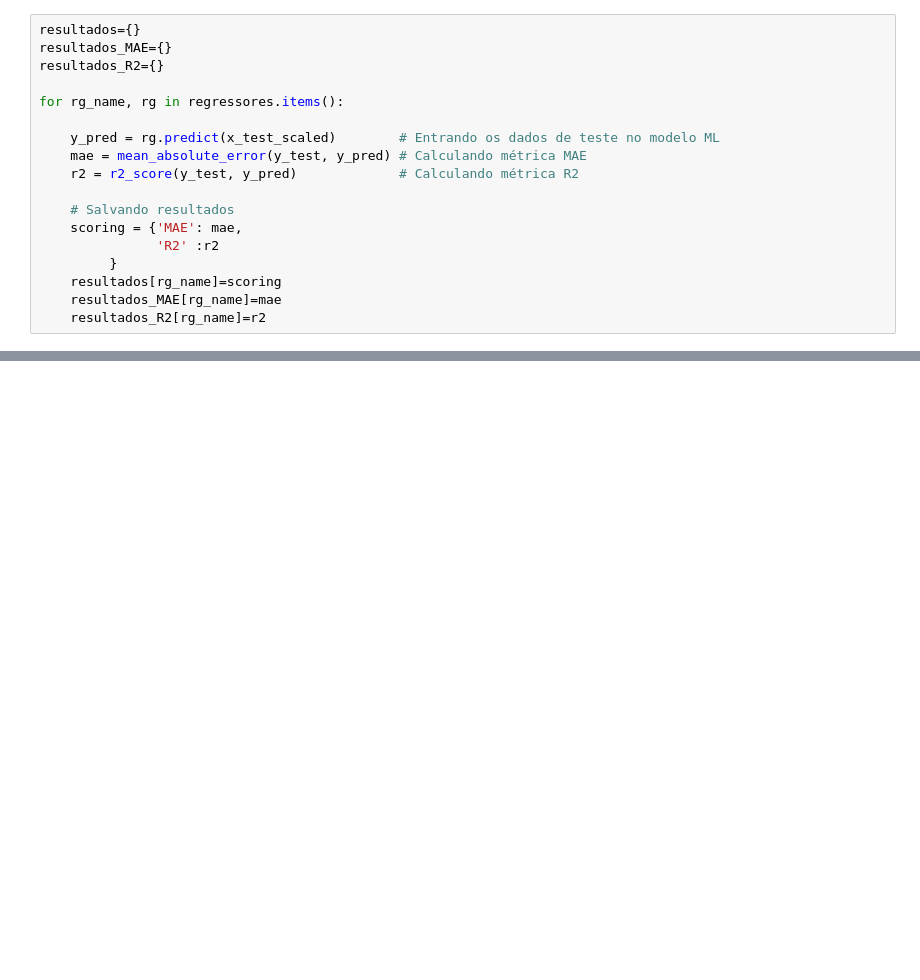
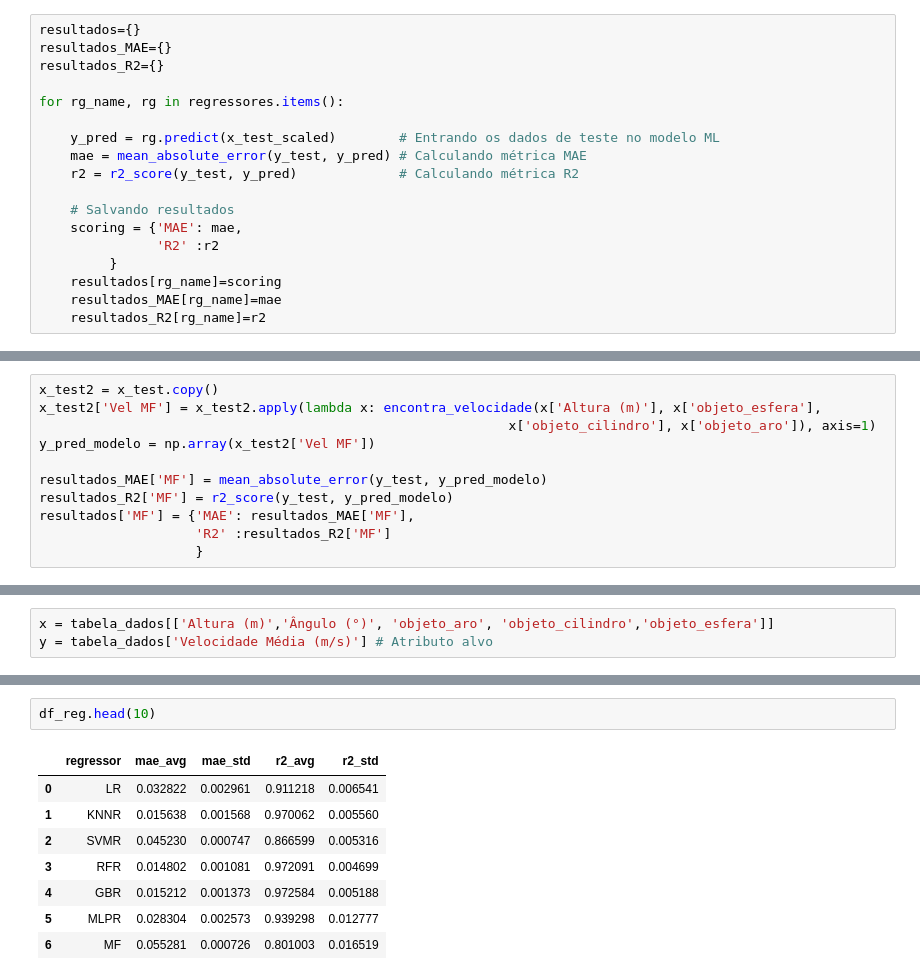
Before and after one commit to simcomat/minicurso_ai4physics, a Jupyter notebook: notebooks/2-Regressao.ipynb, the cells around one changed output, grey strips where cells are left out. Drawn from its saved outputs; the diff is of its cells as text; blank space fills up the shorter version.

```diff
--- a/notebooks/2-Regressao.ipynb
+++ b/notebooks/2-Regressao.ipynb
@@ -176,0 +217,11 @@ for rg_name, rg in regressores.items():
+# %%
+x_test2 = x_test.copy()
+x_test2['Vel MF'] = x_test2.apply(lambda x: encontra_velocidade(x['Altura (m)'], x['objeto_esfera'],
+                                                            x['objeto_cilindro'], x['objeto_aro']), axis=1)
+y_pred_modelo = np.array(x_test2['Vel MF'])
+
+resultados_MAE['MF'] = mean_absolute_error(y_test, y_pred_modelo)
+resultados_R2['MF'] = r2_score(y_test, y_pred_modelo)
+resultados['MF'] = {'MAE': resultados_MAE['MF'],
+                    'R2' :resultados_R2['MF']
+                    }
@@ -176,0 +341,3 @@ for rg_name, rg in regressores.items():
+# %%
+x = tabela_dados[['Altura (m)','Ângulo (°)', 'objeto_aro', 'objeto_cilindro','objeto_esfera']]
+y = tabela_dados['Velocidade Média (m/s)'] # Atributo alvo
@@ -176,0 +425,11 @@ for rg_name, rg in regressores.items():
+# %%
+df_reg.head(10)
+# %% [output]
+|  | regressor | mae_avg | mae_std | r2_avg | r2_std |
+| 0 | LR | 0.032822 | 0.002961 | 0.911218 | 0.006541 |
+| 1 | KNNR | 0.015638 | 0.001568 | 0.970062 | 0.005560 |
+| 2 | SVMR | 0.045230 | 0.000747 | 0.866599 | 0.005316 |
+| 3 | RFR | 0.014802 | 0.001081 | 0.972091 | 0.004699 |
+| 4 | GBR | 0.015212 | 0.001373 | 0.972584 | 0.005188 |
+| 5 | MLPR | 0.028304 | 0.002573 | 0.939298 | 0.012777 |
+| 6 | MF | 0.055281 | 0.000726 | 0.801003 | 0.016519 |
```
Also changed, not shown: parts of 14 cells of this notebook, 2 other files.
